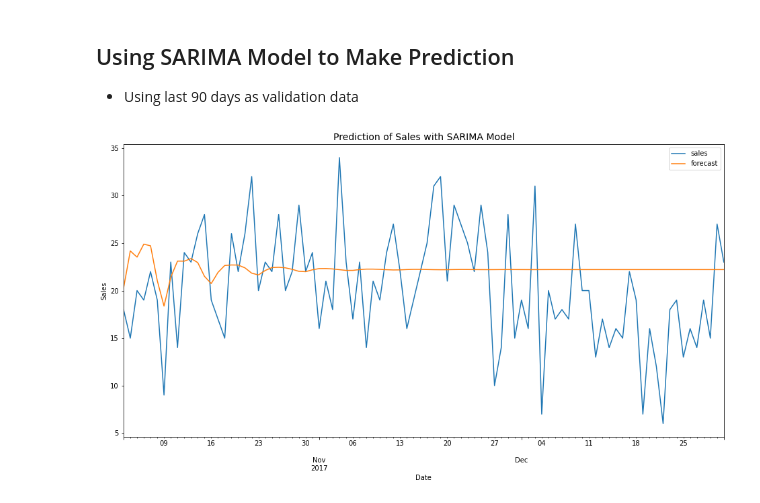
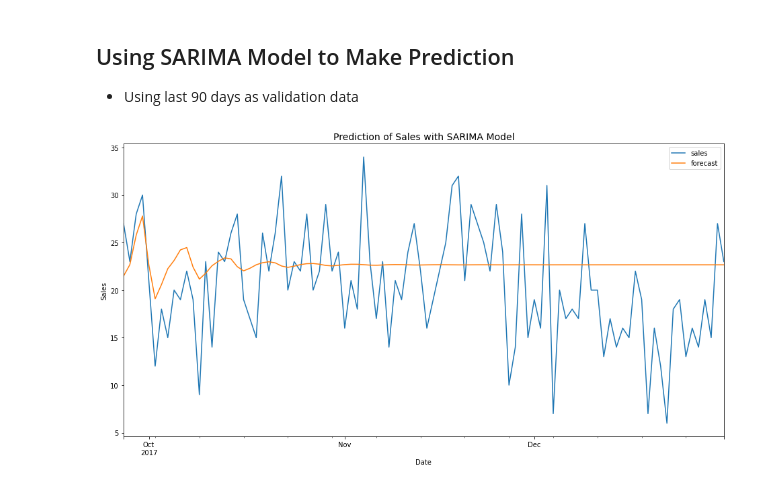
Before and after one commit to KaiFormosa/Sales_Demand_Forecast, a Jupyter notebook: Sales_Demand_Forecast.ipynb, the cells around one changed output. Drawn from its saved outputs; the diff is of its cells as text; code cells hidden in the pictures.

```diff
--- a/Sales_Demand_Forecast.ipynb
+++ b/Sales_Demand_Forecast.ipynb
@@ -379,13 +381,13 @@ Text(0.5, 1.0, 'Partial Autocorrelation Function (PACF) for Residual of Model610
 
 - Using last 90 days as validation data
 # %%
-start_index = 1736
+start_index = 1730
 end_index = 1826
 df_train['forecast'] = sarima_mod610.predict(start = start_index, end= end_index, dynamic= True)
 df_train[start_index:end_index][['sales', 'forecast']].plot(figsize=(16, 8))
 plt.xlabel('Date')
 plt.ylabel('Sales')
 plt.title('Prediction of Sales with SARIMA Model', fontsize=14)
 plt.show();
 # %% [output]
-[figure, old version]
+[figure, new version]
```
Also changed, not shown: parts of 5 cells of this notebook.
